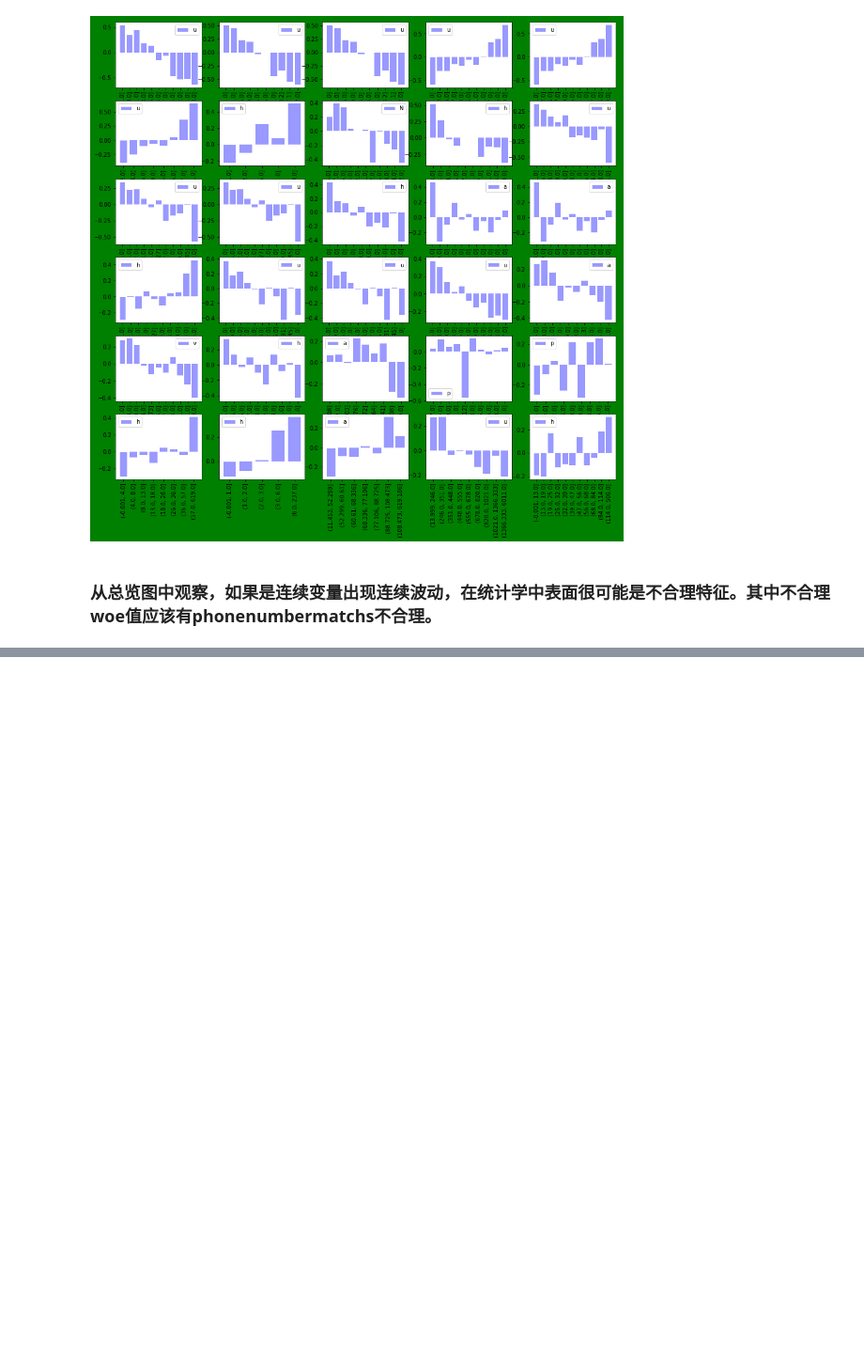
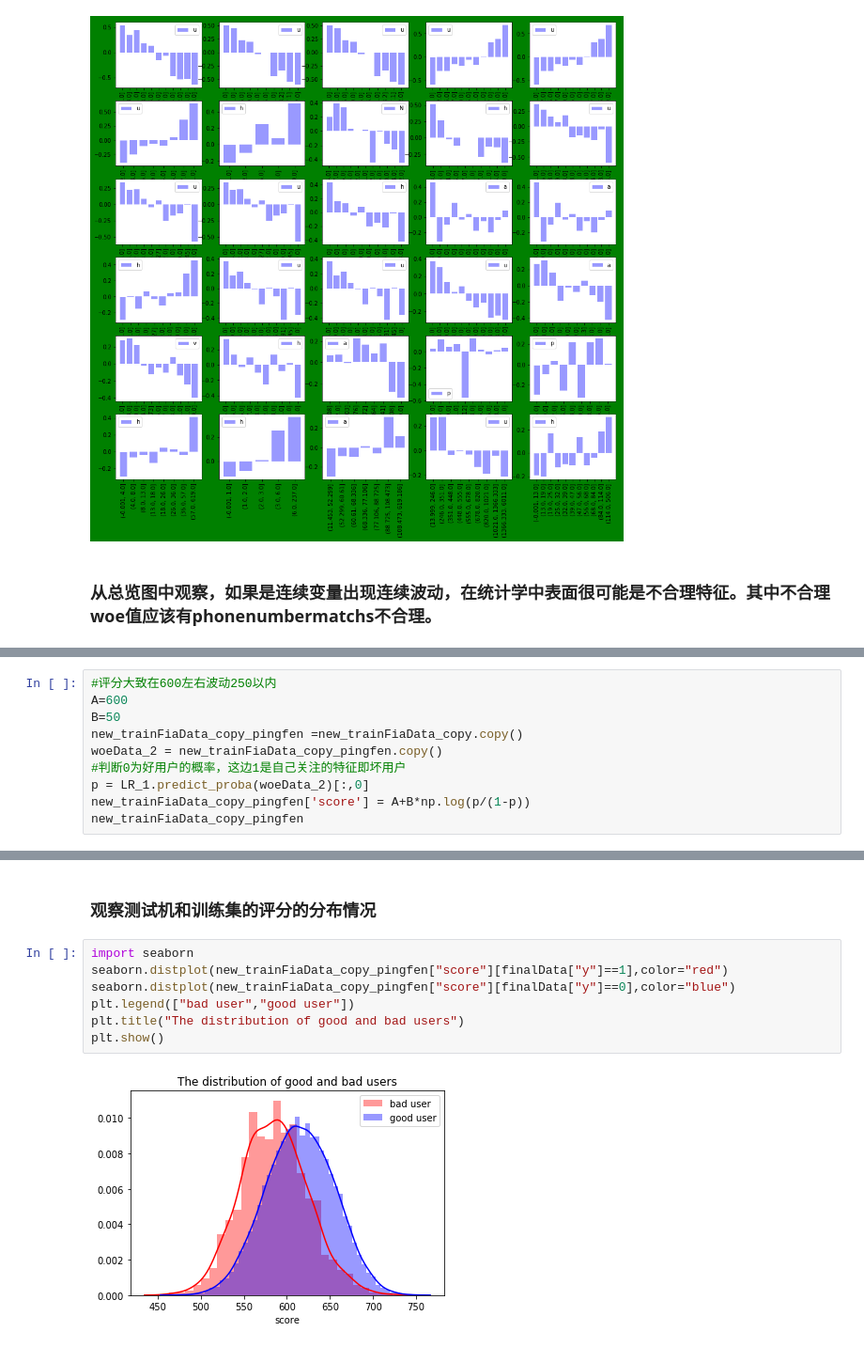
Before and after one commit to abeltowne/Machine-DeeP-Learning, a Jupyter notebook: 神经网络.ipynb, the cells around one changed output, grey strips where cells are left out. Shown at 94% size. Drawn from its saved outputs; the diff is of its cells as text; blank space fills up the shorter version.

```diff
--- a/神经网络.ipynb
+++ b/神经网络.ipynb
@@ -436,0 +646,10 @@ plt.show()
+# %%
+#评分大致在600左右波动250以内
+A=600
+B=50
+new_trainFiaData_copy_pingfen =new_trainFiaData_copy.copy()
+woeData_2 = new_trainFiaData_copy_pingfen.copy()
+#判断0为好用户的概率，这边1是自己关注的特征即坏用户
+p = LR_1.predict_proba(woeData_2)[:,0]
+new_trainFiaData_copy_pingfen['score'] = A+B*np.log(p/(1-p))
+new_trainFiaData_copy_pingfen
@@ -436,0 +675,11 @@ plt.show()
+# %% [markdown]
+### 观察测试机和训练集的评分的分布情况
+# %%
+import seaborn
+seaborn.distplot(new_trainFiaData_copy_pingfen["score"][finalData["y"]==1],color="red")
+seaborn.distplot(new_trainFiaData_copy_pingfen["score"][finalData["y"]==0],color="blue")
+plt.legend(["bad user","good user"])
+plt.title("The distribution of good and bad users")
+plt.show()
+# %% [output]
+[figure, added]
```
Also changed, not shown: parts of 29 cells of this notebook.
